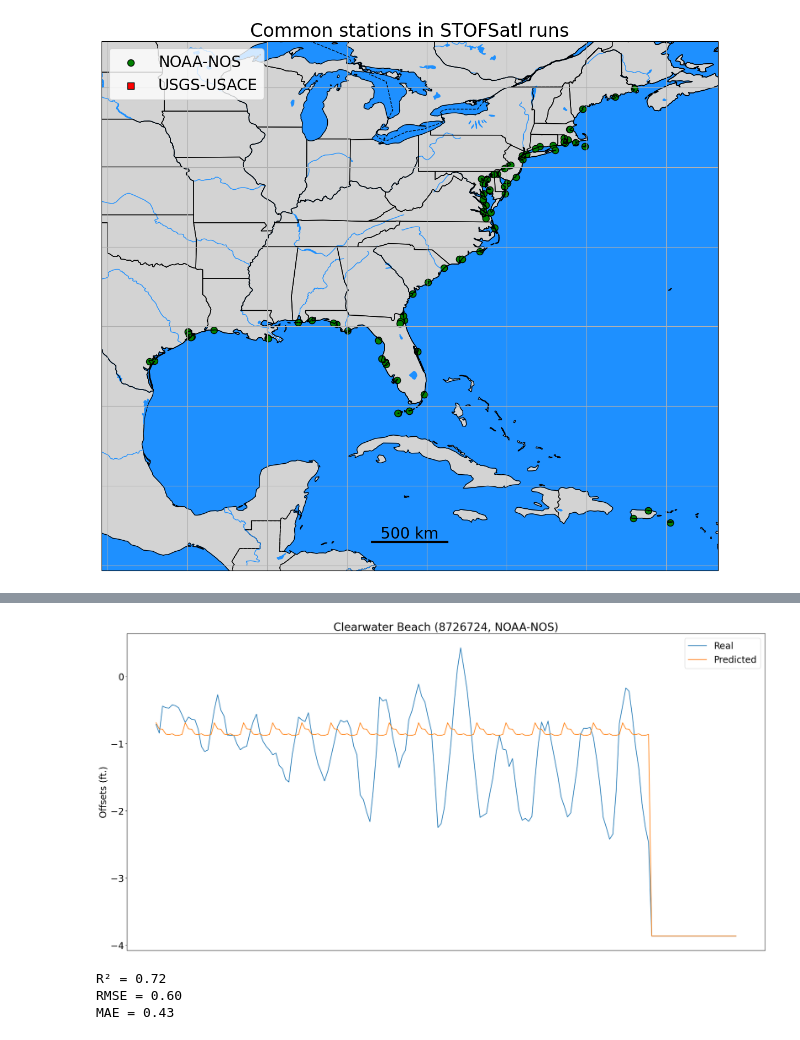
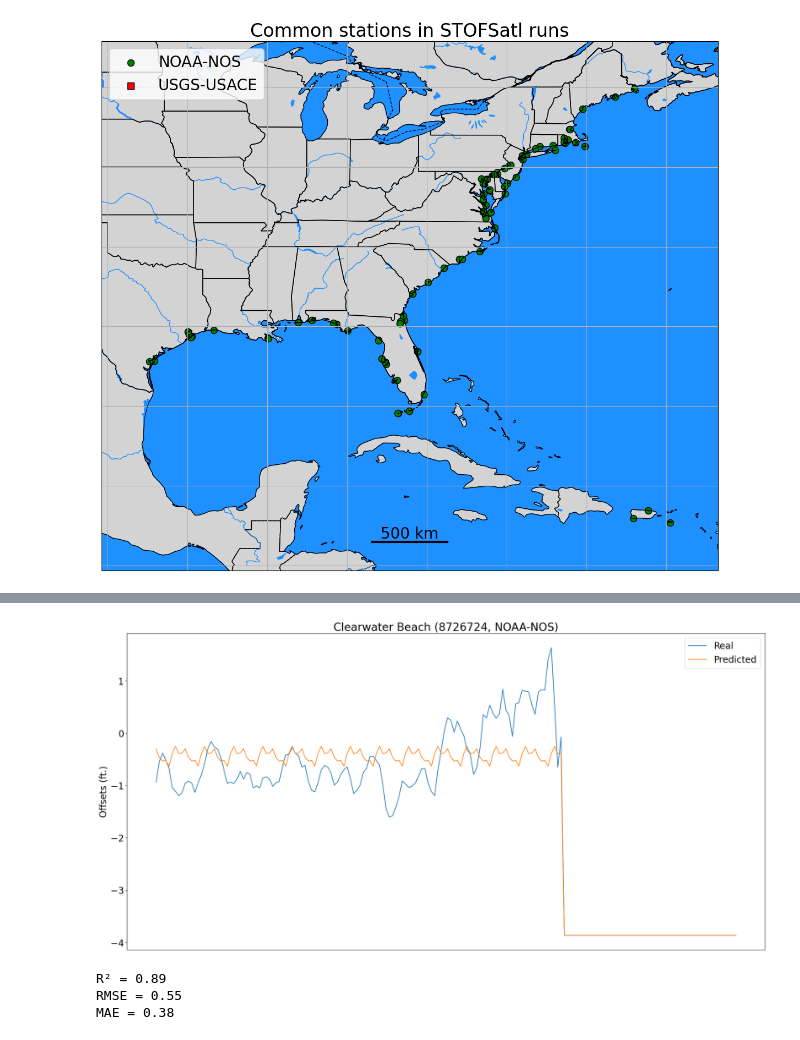
Before and after one commit to NoujoudNader/SormNet, a Jupyter notebook: main_test.ipynb, the cells around one changed output, grey strips where cells are left out. Saved outputs shown, nothing was run; the diff lists cells and outputs as text; code cells hidden in the pictures.

```diff
--- a/main_test.ipynb
+++ b/main_test.ipynb
@@ -303,8 +300,8 @@ test_gnn
 # %%
 from torch_geometric.loader import DataLoader
 
-train_dataloader = DataLoader(train_gnn, batch_size=config['BATCH_SIZE'], shuffle=False)
-val_dataloader = DataLoader(val_gnn, batch_size=config['BATCH_SIZE'], shuffle=False)
+train_dataloader = DataLoader(train_gnn, batch_size=config['BATCH_SIZE'], shuffle=True)
+val_dataloader = DataLoader(val_gnn, batch_size=config['BATCH_SIZE'], shuffle=True)
 test_dataloader = DataLoader(test_gnn, batch_size=config['BATCH_SIZE'], shuffle=False)
 # %%
 from models.trainer import load_from_checkpoint, model_train, model_test
@@ -388,38 +385,37 @@ from sklearn.metrics import r2_score, mean_squared_error, mean_absolute_error
 # id='8661070'
 id='8726724'
 
-Ids=station_df_test.columns.unique()
+Ids=station_df_test.columns.values
 node = np.where(Ids == id)[0][0]
 station_name = data_df[data_df['station_id']==id]['station_name'].unique()[0]
 agency = data_df[data_df['station_id']==id]['agency'].unique()[0].replace('_','-')
 
 
 # just get the first prediction out for the nth node
 y_truth_station = y_truth[:, :, node, :].flatten()
 # Flatten to get the predictions for entire test dataset
 # y_truth_station = torch.flatten(y_truth_station)
-
 
 # just get the first prediction out for the nth node
 y_pred_station = y_pred[:, :, node, :].flatten()
 # Flatten to get the predictions for entire test dataset
 # y_pred_station = torch.flatten(y_pred_station)
 
 plt.plot(y_truth_station, label = 'Real')
 plt.plot(y_pred_station, label = 'Predicted')
 plt.legend()
 plt.ylabel('Offsets (ft.)')
 plt.xticks([])
 title_str = station_name + f' ({str(id)}, {agency})'
 plt.title(title_str)
 
 plt.show()
 
 print("R\u00b2 = {:.2f}".format(r2_score(y_truth_station, y_pred_station)))
 print("RMSE = {:.2f}".format(np.sqrt(mean_squared_error(y_truth_station, y_pred_station))))
 print("MAE = {:.2f}".format(mean_absolute_error(y_truth_station, y_pred_station)))
 # %% [output]
-[figure, old version]
+[figure, new version]
-R² = 0.72
-RMSE = 0.60
-MAE = 0.43
+R² = 0.89
+RMSE = 0.55
+MAE = 0.38
```
Also changed, not shown: parts of 12 cells of this notebook.
